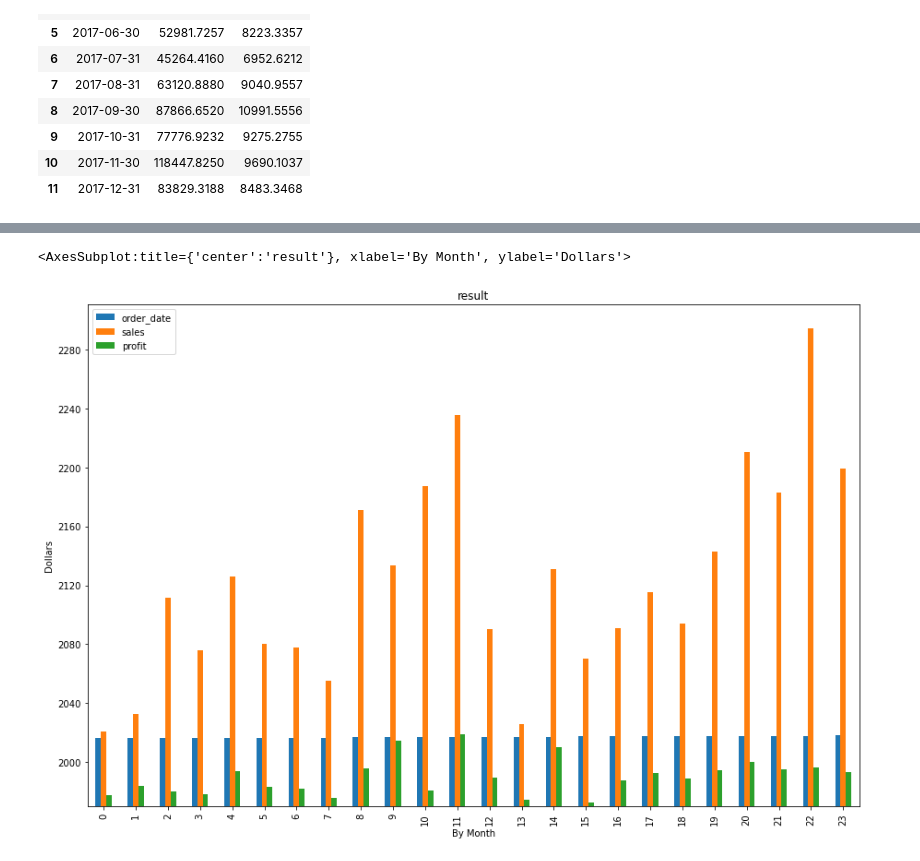
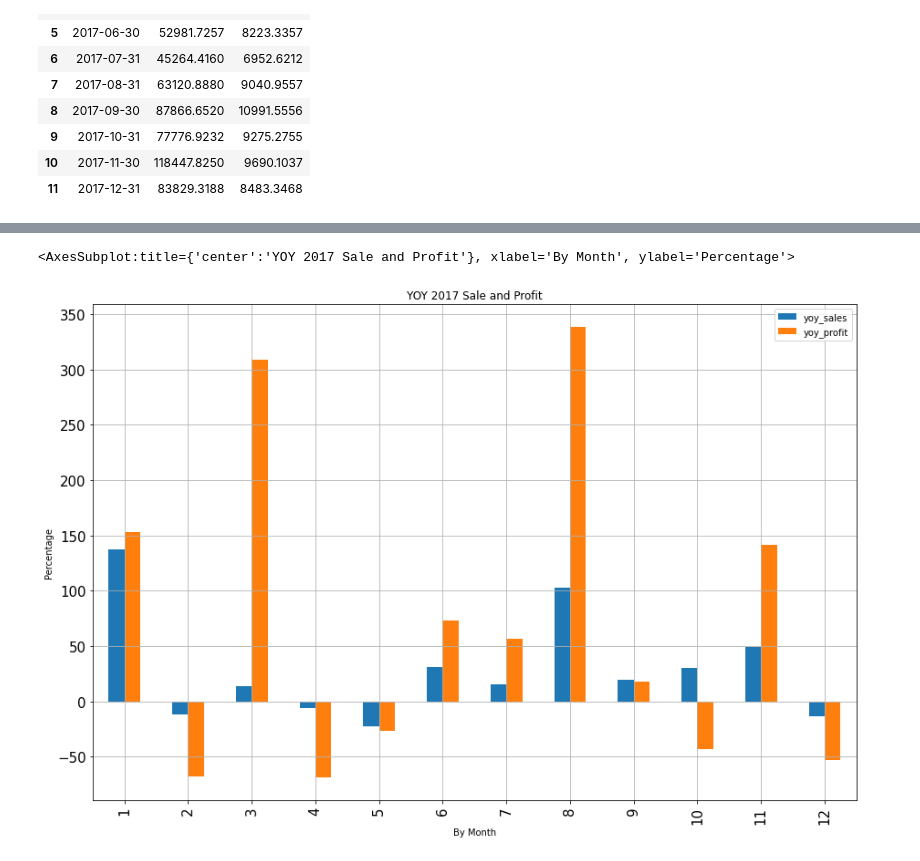
Before and after one commit to haodong191/superstore-project, a Jupyter notebook: superstore analysis with Postgres SQL connection.ipynb, the cells around one changed output, grey strips where cells are left out. Drawn from its saved outputs; the diff is of its cells as text; code cells hidden in the pictures.

```diff
--- a/superstore analysis with Postgres SQL connection.ipynb
+++ b/superstore analysis with Postgres SQL connection.ipynb
@@ -16,3 +9,10 @@ password = "*****"
+# %%
+#set easy to edit variables for logging into Postgres
+host = "localhost"
+port = "5432"
+database = "superstore"
+user = "postgres"
+password = "Titbon1!"
 # %%
 engine = create_engine('postgresql://'+user+':'+password+'@'+host+':'+port+'/'+database+'')
 print(engine)
@@ -268,0 +251,3 @@ combined_monlthy_df
+# %%
+combined_monlthy_df = pd.merge(yr2016_monthly_df, yr2017_monthly_df, left_index=True, right_index=True)
+combined_monlthy_df
@@ -268,0 +268,4 @@ combined_monlthy_df
+# %%
+combined_monlthy_df["yoy_sales"] = (combined_monlthy_df["sales2017"]/combined_monlthy_df["sales2016"] - 1) * 100
+combined_monlthy_df["yoy_profit"] = (combined_monlthy_df["profit2017"]/combined_monlthy_df["profit2016"] -1) * 100
+combined_monlthy_df
@@ -268,0 +292,5 @@ combined_monlthy_df
+# %%
+#create 2017 yoy sales and profit dataframe
+yoy2017_sales_df = combined_monlthy_df[['order_date_y','yoy_sales','yoy_profit']]
+yoy2017_sales_df.index = np.arange(1, len(yoy2017_sales_df) + 1)
+yoy2017_sales_df
@@ -269,6 +311,7 @@ combined_monlthy_df
 # %%
-combined_monlthy_df.plot(kind='bar', title='result', ylabel='Dollars',
-         xlabel='By Month', figsize=(15, 10))
+#create bar chart of 2017 yoy sales and profit
+yoy2017_sales_df[['yoy_sales','yoy_profit']].plot(kind='bar', title='YOY 2017 Sale and Profit', ylabel='Percentage',
+         xlabel='By Month', figsize=(15, 10), grid=True, legend=True, fontsize=15,)
 # %% [output]
-<AxesSubplot:title={'center':'result'}, xlabel='By Month', ylabel='Dollars'>
+<AxesSubplot:title={'center':'YOY 2017 Sale and Profit'}, xlabel='By Month', ylabel='Percentage'>
-[figure, old version]
+[figure, new version]
```
Also changed, not shown: parts of 12 cells of this notebook, 4 other files.
